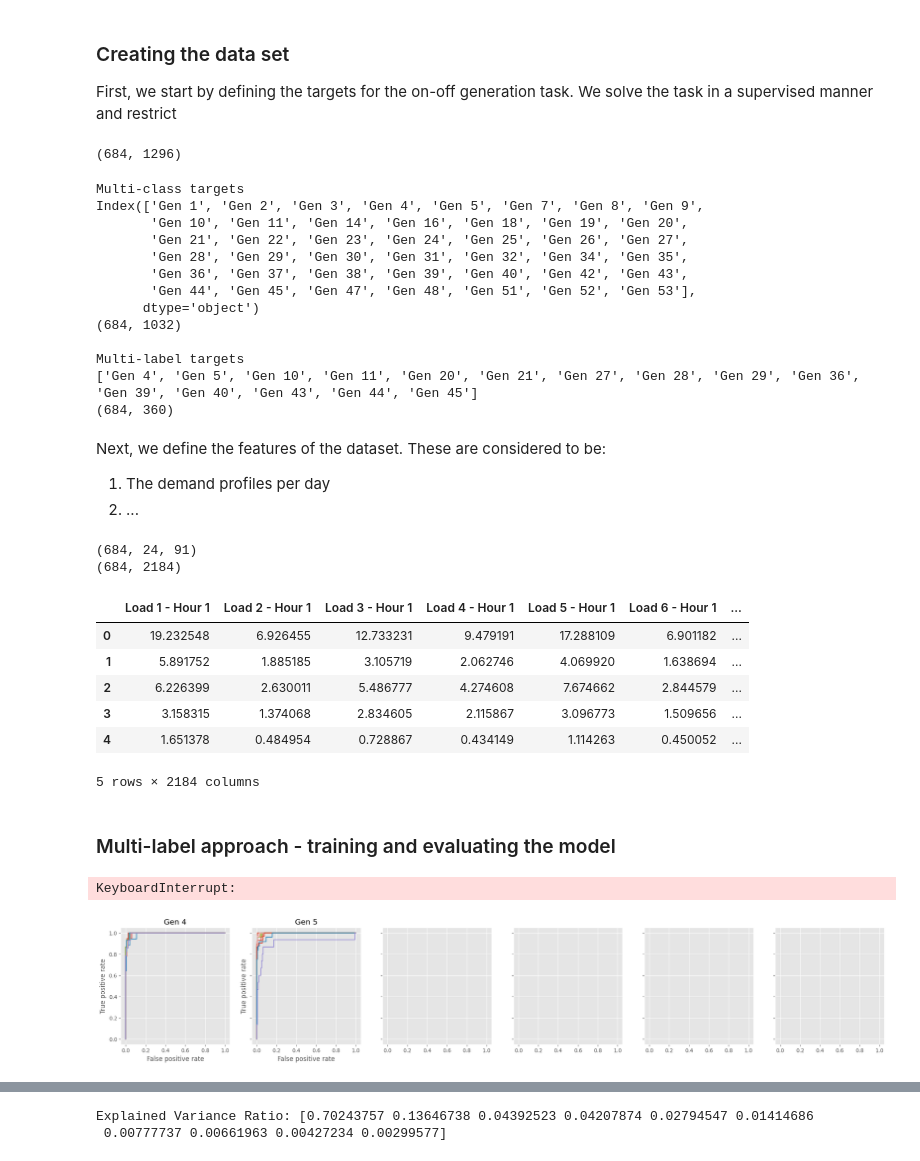
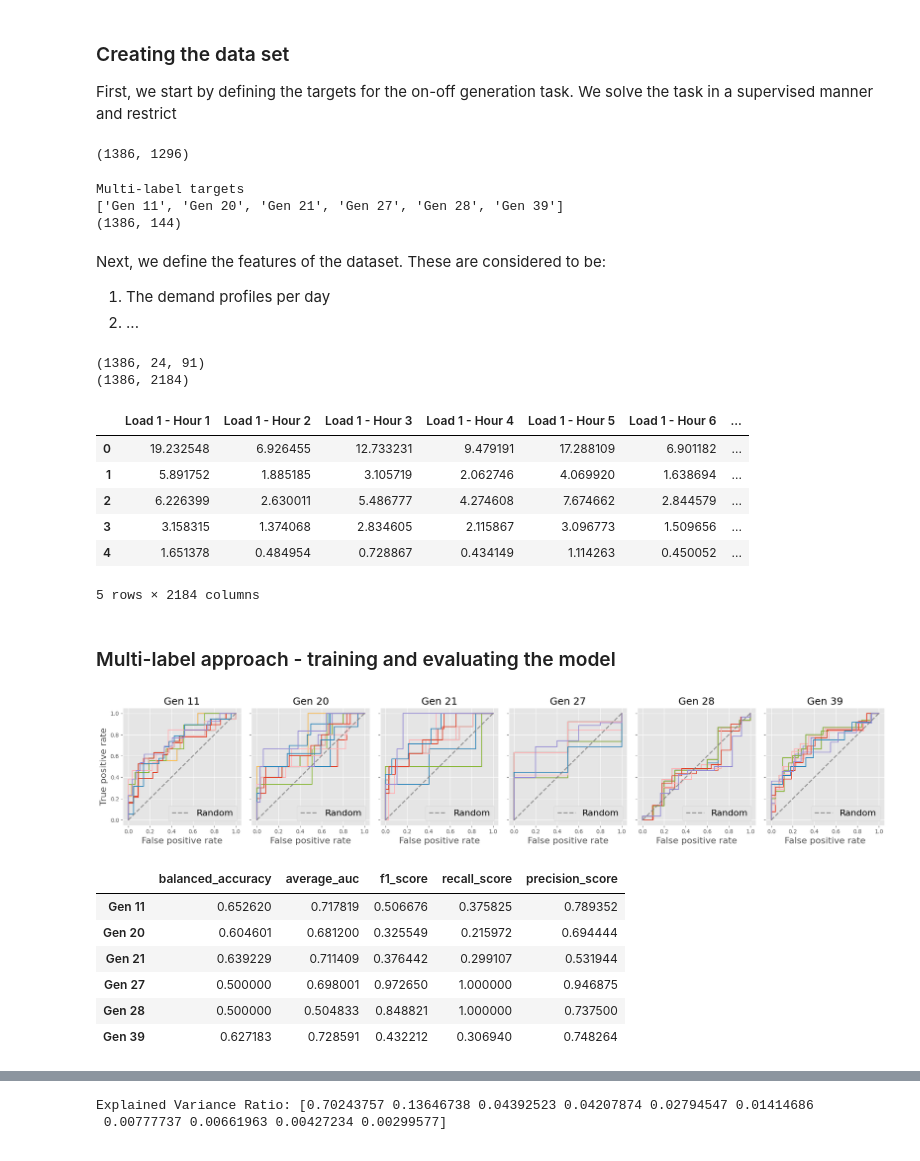
Before and after one commit to albertkjoller/ml-energy-systems, a Jupyter notebook: src/assignment3/notebooks/explainer_notebook.ipynb, the cells around one changed output, grey strips where cells are left out. Drawn from its saved outputs; the diff is of its cells as text; code cells hidden in the pictures.

```diff
--- a/src/assignment3/notebooks/explainer_notebook.ipynb
+++ b/src/assignment3/notebooks/explainer_notebook.ipynb
@@ -573,10 +573,6 @@ First, we start by defining the targets for the on-off generation task. We solve
 # %%
 targets                 = on_off.copy()
 targets['SampleIndex']  = np.arange(targets.shape[0]) // 54
-
-unique_generators       = targets.drop('SampleIndex', axis=1).reset_index().groupby(['index']).sum().sum(axis=1) != 0
-unique_generators       = targets.loc[unique_generators].index.unique()
-
 targets                 = targets.reset_index().rename(columns={'index': 'Generator'}).melt(id_vars=['SampleIndex', 'Generator'])
 targets['Hour']         = targets['SampleIndex'] * 24 + targets['variable'].apply(lambda x: int(x.split(' ')[1]))
 targets                 = pd.pivot_table(targets, index='SampleIndex', columns=['Generator', 'variable'], values='value')
@@ -590,30 +586,15 @@ for gen_ in tqdm([f'Gen {i+1}' for i in range(54)], desc='Retrieving valid gener
     if targets[gen_].sum(axis=0).all():
         valid_gens += [gen_]
 
-print(f"\nMulti-class targets")
-multiclass_targets = targets[unique_generators]
-print(unique_generators)
-print(multiclass_targets.shape)
-
 print(f"\nMulti-label targets")
 multilabel_targets = targets[valid_gens]
 print(valid_gens)
 print(multilabel_targets.shape)
 # %% [output]
-(684, 1296)
+(1386, 1296)
-Multi-class targets
-Index(['Gen 1', 'Gen 2', 'Gen 3', 'Gen 4', 'Gen 5', 'Gen 7', 'Gen 8', 'Gen 9',
-       'Gen 10', 'Gen 11', 'Gen 14', 'Gen 16', 'Gen 18', 'Gen 19', 'Gen 20',
-       'Gen 21', 'Gen 22', 'Gen 23', 'Gen 24', 'Gen 25', 'Gen 26', 'Gen 27',
-       'Gen 28', 'Gen 29', 'Gen 30', 'Gen 31', 'Gen 32', 'Gen 34', 'Gen 35',
-       'Gen 36', 'Gen 37', 'Gen 38', 'Gen 39', 'Gen 40', 'Gen 42', 'Gen 43',
-       'Gen 44', 'Gen 45', 'Gen 47', 'Gen 48', 'Gen 51', 'Gen 52', 'Gen 53'],
-      dtype='object')
-(684, 1032)
-
 Multi-label targets
-['Gen 4', 'Gen 5', 'Gen 10', 'Gen 11', 'Gen 20', 'Gen 21', 'Gen 27', 'Gen 28', 'Gen 29', 'Gen 36', 'Gen 39', 'Gen 40', 'Gen 43', 'Gen 44', 'Gen 45']
-(684, 360)
+['Gen 11', 'Gen 20', 'Gen 21', 'Gen 27', 'Gen 28', 'Gen 39']
+(1386, 144)
 # %% [markdown]
 Next, we define the features of the dataset. These are considered to be:
 1) The demand profiles per day
@@ -627,16 +608,16 @@ samples = samples.drop(693).reset_index(drop=True)
 load_profiles = np.array([demand * samples.iloc[i, :].values[np.newaxis, :] for i in range(len(on_off) // 54)])
 print(load_profiles.shape)
 
-columns_ = [f'Load {i+1} - Hour {j+1}' for j in range(load_profiles.shape[2]) for i in range(load_profiles.shape[1])]
+columns_ = [f'Load {j+1} - Hour {i+1}' for j in range(load_profiles.shape[2]) for i in range(load_profiles.shape[1])]
 load_profiles = np.vstack([load_profiles[i, :, :].flatten() for i in range(load_profiles.shape[0])])
 load_profiles = pd.DataFrame(load_profiles, columns=columns_)
 print(load_profiles.shape)
 
 load_profiles.head()
 # %% [output]
-(684, 24, 91)
-(684, 2184)
+(1386, 24, 91)
+(1386, 2184)
-|  | Load 1 - Hour 1 | Load 2 - Hour 1 | Load 3 - Hour 1 | Load 4 - Hour 1 | Load 5 - Hour 1 | Load 6 - Hour 1 | ... |
+|  | Load 1 - Hour 1 | Load 1 - Hour 2 | Load 1 - Hour 3 | Load 1 - Hour 4 | Load 1 - Hour 5 | Load 1 - Hour 6 | ... |
 | 0 | 19.232548 | 6.926455 | 12.733231 | 9.479191 | 17.288109 | 6.901182 | ... |
 | 1 | 5.891752 | 1.885185 | 3.105719 | 2.062746 | 4.069920 | 1.638694 | ... |
 | 2 | 6.226399 | 2.630011 | 5.486777 | 4.274608 | 7.674662 | 2.844579 | ... |
@@ -686,35 +661,54 @@ def compute_auc_plot_roc(ytest_gen, yhat_probs, gen_, axs, task: str = 'multilab
 # %%
-X = load_profiles[:700]
-y = multilabel_targets[:700]
+N_samples = 600
+
+np.random.seed(42)
+indices = np.random.choice(np.arange(len(load_profiles)), size=N_samples, replace=False)
+
+X = load_profiles.iloc[indices]
+y = multilabel_targets.iloc[indices]
 
 Xtrain, Xtest, ytrain, ytest = train_test_split(X, y, test_size=0.2, random_state=42)
 
 preds   = {}
 scores  = defaultdict(dict)
 
-fig, axs = plt.subplots(1, 6, sharex=True, sharey=True, figsize=(26, 4))
+fig, axs = plt.subplots(1, 6, sharex=True, sharey=True, figsize=(20, 4))
 for gen_idx, gen_ in enumerate(tqdm(valid_gens, desc='Training models for each generator...')):
     ytrain_gen      = ytrain[gen_]
     ytest_gen       = ytest[gen_]
 
     svc             = SVC(probability=True, random_state=42, kernel='poly')
     model           = MultiOutputClassifier(svc)
-    model.fit(Xtrain, ytrain_gen)
+    model.fit(Xtrain.values, ytrain_gen.values)
 
-    yhat_probs      = model.predict_proba(Xtest)
-    yhat_gen        = model.predict(Xtest)
+    yhat_gen        = model.predict(Xtest.values)
     preds[gen_]     = yhat_gen
+    yhat_probs      = model.predict_proba(Xtest.values)
 
-    scores[gen_]['accuracy']            = accuracy_score(ytest_gen, yhat_gen)
-    scores[gen_]['average_auc']         = compute_auc_plot_roc(ytest_gen, yhat_probs, gen_, axs)
-    scores[gen_]['f1_score']            = f1_score(ytest_gen, yhat_gen, average='weighted')
-    scores[gen_]['recall_score']        = recall_score(ytest_gen, yhat_gen, average='weighted')
-    scores[gen_]['precision_score']     = precision_score(ytest_gen, yhat_gen, average='weighted')
+    auc_scores = []
+    for hour_ in range(24):
+        auc_scores                      += [compute_auc_plot_roc(ytest_gen, yhat_probs, gen_, hour_, axs)]
 
+    scores[gen_]['balanced_accuracy']   = np.mean([balanced_accuracy_score(ytest_gen.iloc[:, i], yhat_gen[:, i]) for i in range(24)])
+    scores[gen_]['average_auc']         = np.mean(auc_scores)
+    scores[gen_]['f1_score']            = np.mean([f1_score(ytest_gen.iloc[:, i], yhat_gen[:, i]) for i in range(24)])
+    scores[gen_]['recall_score']        = np.mean([recall_score(ytest_gen.iloc[:, i], yhat_gen[:, i]) for i in range(24)])
+    scores[gen_]['precision_score']     = np.mean([precision_score(ytest_gen.iloc[:, i], yhat_gen[:, i]) for i in range(24)])
+
+    axs[gen_idx].plot([0, 1], [0, 1], color='gray', lw=2, linestyle='--', label='Random', alpha=0.8)
+    axs[gen_idx].legend(loc='lower right', fontsize=16)
+
+plt.tight_layout()
 plt.show()
 
 scores = pd.DataFrame.from_dict(dict(scores)).T
 scores
 # %% [output]
-KeyboardInterrupt:
-[figure, old version]
+[figure, new version]
+|  | balanced_accuracy | average_auc | f1_score | recall_score | precision_score |
+| Gen 11 | 0.652620 | 0.717819 | 0.506676 | 0.375825 | 0.789352 |
+| Gen 20 | 0.604601 | 0.681200 | 0.325549 | 0.215972 | 0.694444 |
+| Gen 21 | 0.639229 | 0.711409 | 0.376442 | 0.299107 | 0.531944 |
+| Gen 27 | 0.500000 | 0.698001 | 0.972650 | 1.000000 | 0.946875 |
+| Gen 28 | 0.500000 | 0.504833 | 0.848821 | 1.000000 | 0.737500 |
+| Gen 39 | 0.627183 | 0.728591 | 0.432212 | 0.306940 | 0.748264 |
```
Also changed, not shown: parts of 14 cells of this notebook, 11 other files.
